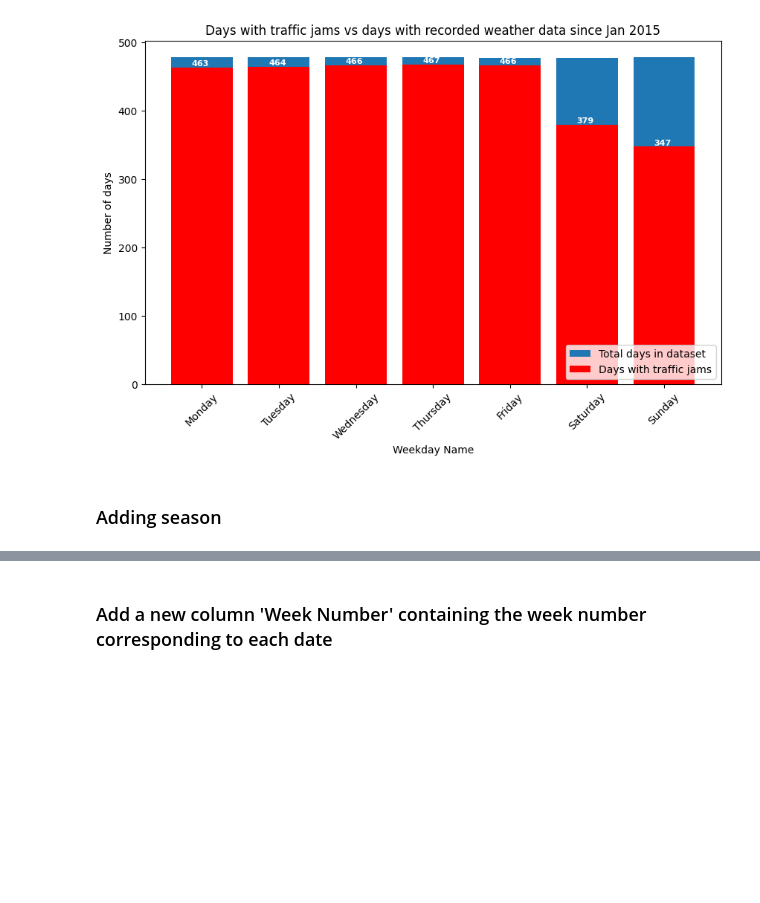
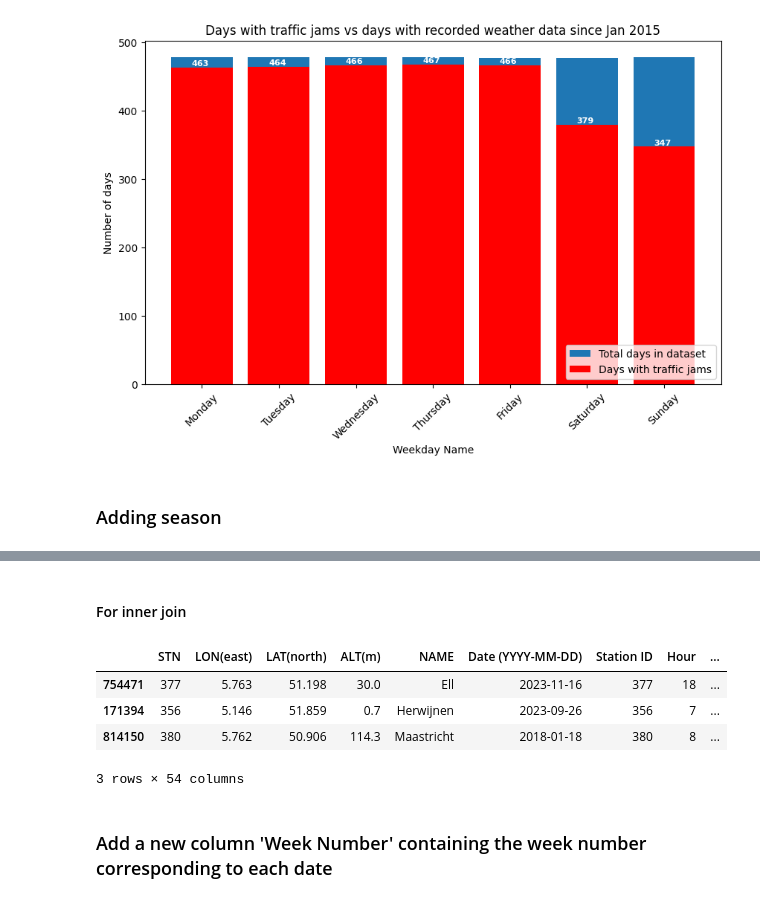
Before and after one commit to mhristev/TodayAI, a Jupyter notebook: MainFile.ipynb, the cells around one changed output, grey strips where cells are left out. Drawn from its saved outputs; the diff is of its cells as text; code cells hidden in the pictures; blank space fills up the shorter version.

```diff
--- a/MainFile.ipynb
+++ b/MainFile.ipynb
@@ -561,5 +654,15 @@ merged_left_test.sample(10)
 # %% [markdown]
 ### Adding day of the week
+# %%
+# Convert 'Date (YYYY-MM-DD)' column to datetime if it's not already in datetime format
+#merged_data['Date (YYYY-MM-DD)'] = pd.to_datetime(merge['Date (YYYY-MM-DD)'])
+
+# Add weekday and weekday name columns
+merged_data['WeekdayName'] = merged_data['Date (YYYY-MM-DD)'].dt.day_name()
+merged_data['Weekday'] = merged_data['Date (YYYY-MM-DD)'].dt.weekday
+
+# Ensure 'StartDate' column contains datetime objects
+merged_data['StartDate'] = pd.to_datetime(merged_left_test['StartDate'])
 # %%
 import matplotlib.pyplot as plt
 
@@ -641,3 +736,28 @@ merged_left_test
+# %% [markdown]
+#### For inner join
+# %%
+# Define a function to determine the season based on the month
+merged_data['Date (YYYY-MM-DD)'] = pd.to_datetime(merged_data['Date (YYYY-MM-DD)'])
+
+def get_season_numerical(month):
+    if month in [12, 1, 2]:
+        return 0  # Winter
+    elif month in [3, 4, 5]:
+        return 1  # Spring
+    elif month in [6, 7, 8]:
+        return 2  # Summer
+    else:
+        return 3  # Autumn
+
+merged_data['Season Numerical'] = merged_data['Date (YYYY-MM-DD)'].dt.month.apply(get_season_numerical)
+
+merged_data.sample(3)
+# %% [output]
+|  | STN | LON(east) | LAT(north) | ALT(m) | NAME | Date (YYYY-MM-DD) | Station ID | Hour | ... |
+| 754471 | 377 | 5.763 | 51.198 | 30.0 | Ell | 2023-11-16 | 377 | 18 | ... |
+| 171394 | 356 | 5.146 | 51.859 | 0.7 | Herwijnen | 2023-09-26 | 356 | 7 | ... |
+| 814150 | 380 | 5.762 | 50.906 | 114.3 | Maastricht | 2018-01-18 | 380 | 8 | ... |
+3 rows × 54 columns
 # %% [markdown]
 ### Add a new column 'Week Number' containing the week number corresponding to each date
 # %%
```
Also changed, not shown: parts of 25 cells of this notebook.
